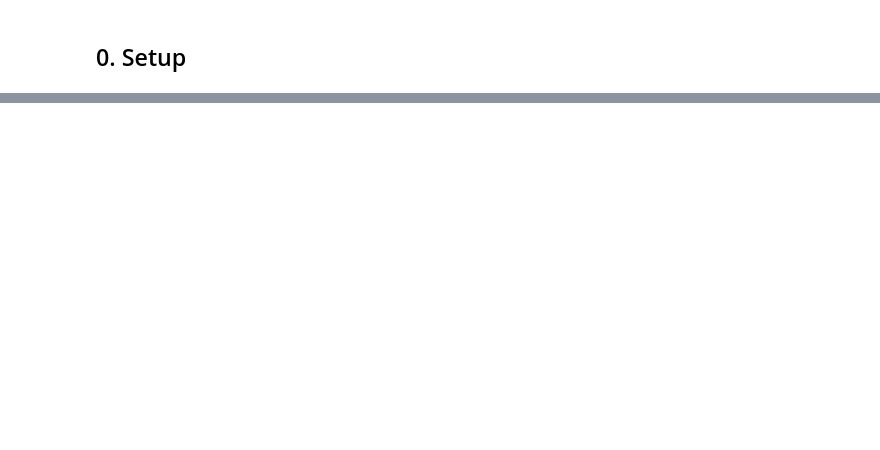
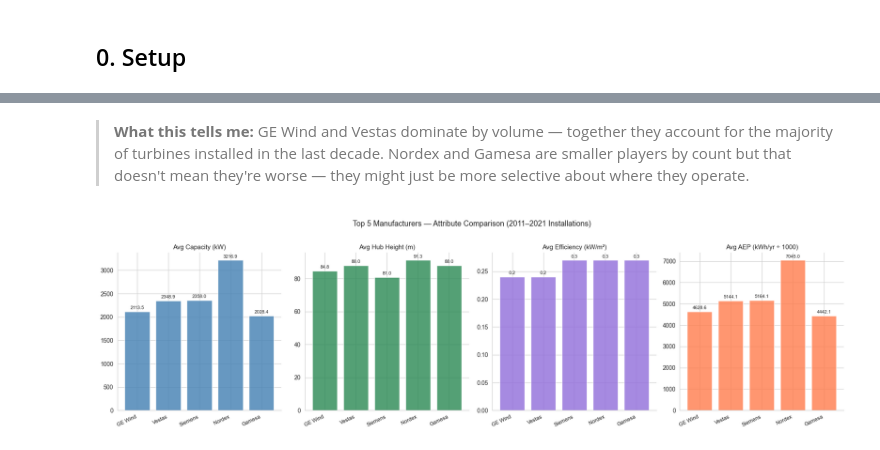
Before and after one commit to zalmutawa/wind-turbines-eda, a Jupyter notebook: code/03_EDA.ipynb, the cells around one changed output, grey strips where cells are left out. Saved outputs shown, nothing was run; the diff lists cells and outputs as text; code cells hidden in the pictures; blank space fills up the shorter version.

```diff
--- a/code/03_EDA.ipynb
+++ b/code/03_EDA.ipynb
@@ -507,0 +168,7 @@ H5 SUPPORTED — rotors grew faster than capacity (optimizing for lower wind sit
+# %%
+# filter to last decade and top 5 only
+last_dec = df[(df['p_year'] >= 2011) & (df['t_manu'].isin(TOP5))].copy()
+
+print("turbine counts per manufacturer (2011–2021):")
+print(last_dec['t_manu'].value_counts())
+print(f"\ntotal turbines in this subset: {len(last_dec):,}")
@@ -507,0 +186,42 @@ H5 SUPPORTED — rotors grew faster than capacity (optimizing for lower wind sit
+# %% [markdown]
+> **What this tells me:**
+> GE Wind and Vestas dominate by volume — together they account for the majority of turbines
+> installed in the last decade. Nordex and Gamesa are smaller players by count but that doesn't
+> mean they're worse — they might just be more selective about where they operate.
+# %%
+# --- 2a. side-by-side bar charts: 4 attributes across 5 manufacturers ---
+
+metrics = {
+    't_cap'     : ('Avg Capacity (kW)',       'steelblue'),
+    't_hh'      : ('Avg Hub Height (m)',       'seagreen'),
+    'efficiency': ('Avg Efficiency (kW/m²)',   'mediumpurple'),
+    'AEP_kwh'   : ('Avg AEP (kWh/yr ÷ 1000)', 'coral'),
+}
+
+manu_stats = last_dec.groupby('t_manu').agg(
+    t_cap      = ('t_cap',      'mean'),
+    t_hh       = ('t_hh',       'mean'),
+    efficiency = ('efficiency', 'mean'),
+    AEP_kwh    = ('AEP_kwh',   'mean'),
+).reindex(TOP5).round(2)
+
+# scale AEP to thousands so it fits on a readable axis
+manu_stats['AEP_kwh'] = manu_stats['AEP_kwh'] / 1000
+
+fig, axes = plt.subplots(1, 4, figsize=(18, 5))
+
+for ax, (col, (label, color)) in zip(axes, metrics.items()):
+    vals = manu_stats[col]
+    bars = ax.bar(vals.index, vals.values, color=color, alpha=0.82, edgecolor='white')
+    ax.set_title(label, fontsize=11)
+    ax.set_xticklabels(vals.index, rotation=25, ha='right', fontsize=9)
+    # value labels on bars
+    for bar, v in zip(bars, vals.values):
+        ax.text(bar.get_x() + bar.get_width()/2, bar.get_height() + vals.max()*0.01,
+                f'{v:.1f}', ha='center', va='bottom', fontsize=8)
+
+plt.suptitle("Top 5 Manufacturers — Attribute Comparison (2011–2021 Installations)", fontsize=13, y=1.02)
+plt.tight_layout()
+plt.show()
+# %% [output]
+[figure, added]
```
Also changed, not shown: parts of 57 cells of this notebook, 3 other files.
